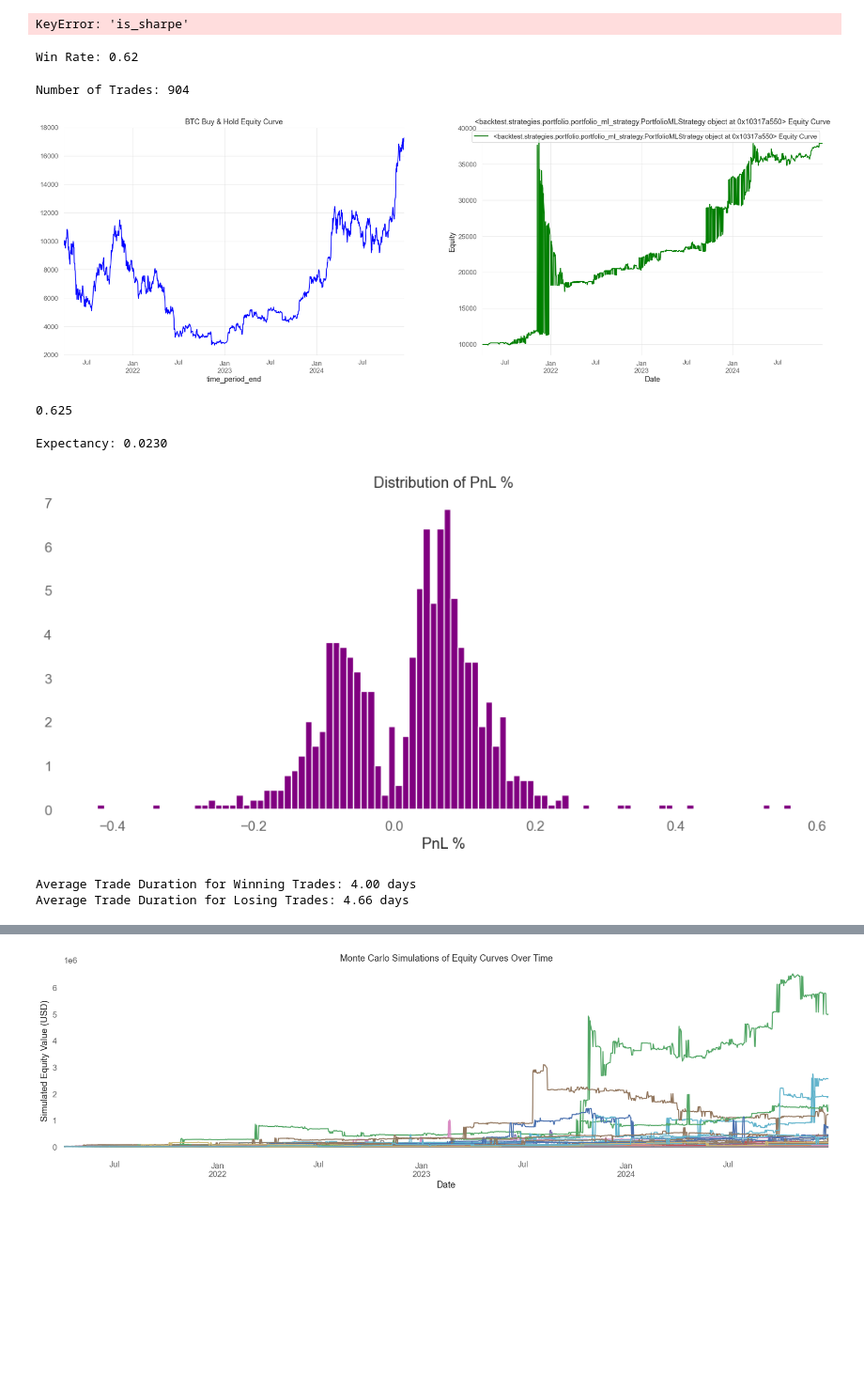
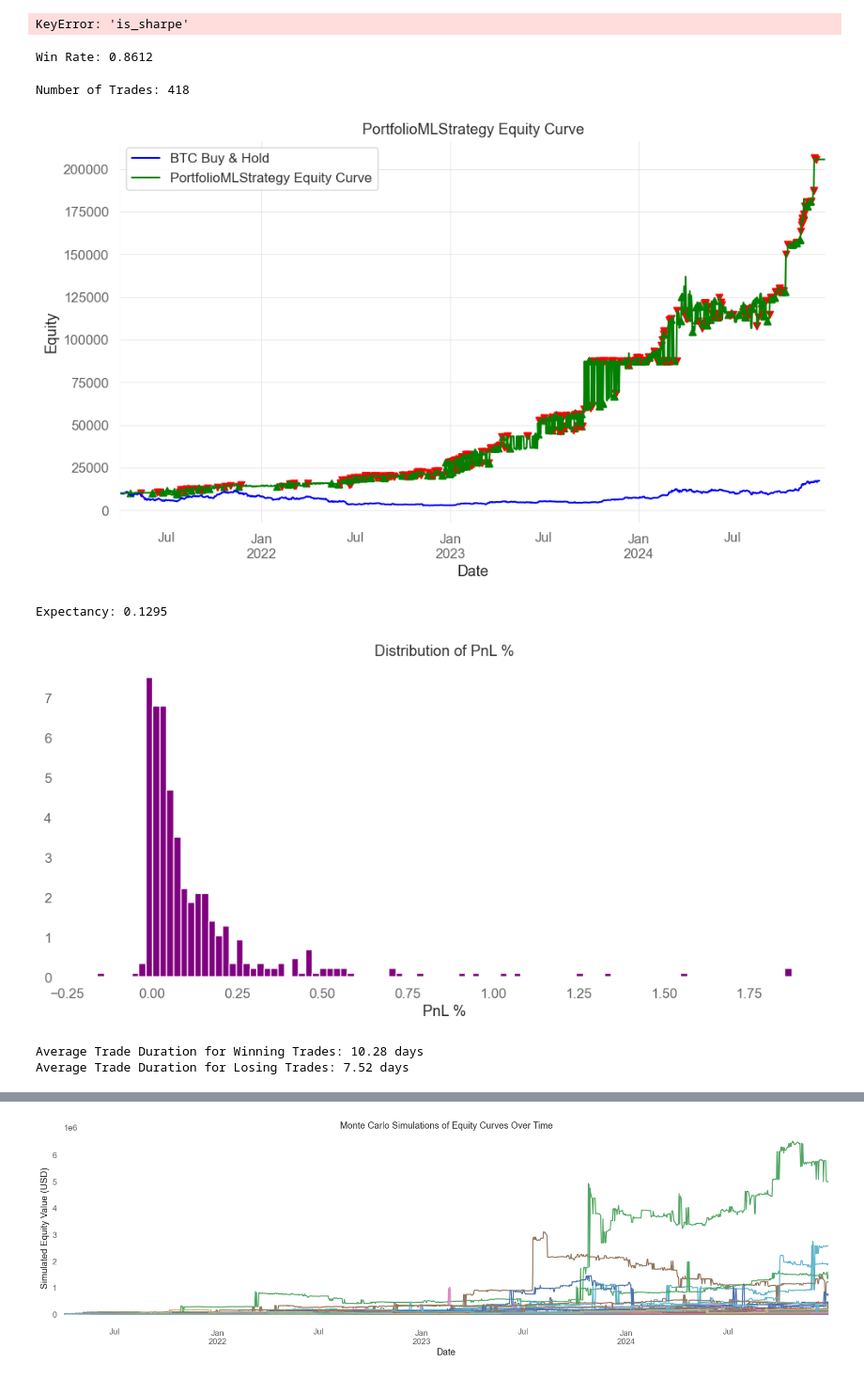
Before and after one commit to Algo-Trading-Project/trading-bot, a Jupyter notebook: notebooks/backtest_dashboard.ipynb, the cells around one changed output, grey strips where cells are left out. Shown at 94% size. Drawn from its saved outputs; the diff is of its cells as text; code cells hidden in the pictures; blank space fills up the shorter version.

```diff
--- a/notebooks/backtest_dashboard.ipynb
+++ b/notebooks/backtest_dashboard.ipynb
@@ -352,7 +359,7 @@ trades_data = QUERY(
     FROM backtest.backtest_trades
     WHERE
 --         symbol_id = '{symbol_id}' AND
-        strat = '{strat_2}'
+        strat = '{strat}'
     """
 )
 # %%
@@ -362,10 +369,10 @@ strategy_equity_curve = QUERY(
     FROM backtest.backtest_equity_curves
     WHERE
         symbol_id = '{symbol_id}' AND
-        strat = '{strat_2}'
+        strat = '{strat}'
     ORDER BY date
     """
-)
+).set_index('date')
 # %%
 # price_data = QUERY(
 #     f"""
@@ -390,2 +396,0 @@ monte_carlo_risk_metrics = calculate_monte_carlo_performance_metrics(monte_carlo
-# %%
-strategy_equity_curve = strategy_equity_curve.set_index('date')
@@ -407,61 +431,54 @@ KeyError: 'is_sharpe'
 # %%
 # Win Rate
 win_rate = (trades_data['pnl_pct'] > 0).mean()
-print(f'Win Rate: {win_rate:.2f}')
+print(f'Win Rate: {win_rate:.4f}')
 # %% [output]
-Win Rate: 0.62
+Win Rate: 0.8612
 # %%
 # Number of Trades
 n_trades = len(trades_data)
 print(f'Number of Trades: {n_trades}')
 # %% [output]
-Number of Trades: 904
+Number of Trades: 418
 # %%
-# Align index of btc and equity curve
+    # Align index of btc and equity curve
 btc = btc[btc.index.isin(strategy_equity_curve.index)]
-
 # Calculate buy and hold equity curve for BTC as a benchmark
 btc['equity'] = 10_000 * (1 + btc['close'].pct_change().fillna(0)).cumprod()
 
-fig, axs = plt.subplots(nrows = 1, ncols = 2, figsize = (20, 7))
-
 # Plot buy and hold equity curve for BTC
-btc['equity'].plot(ax = axs[0], label = 'BTC Buy & Hold', color = 'blue', grid = True, title = 'BTC Buy & Hold Equity Curve')
+btc['equity'].plot(label = 'BTC Buy & Hold', color = 'blue', grid = True, title = 'BTC Buy & Hold Equity Curve')
 plt.xlabel('Date')
 plt.ylabel('Equity')
 
 # Plot equity curve for a given strategy
-strategy_equity_curve['equity'].plot(ax = axs[1], label = f'{strat} Equity Curve', color = 'green', grid = True, title = f'{strat} Equity Curve')
+strategy_equity_curve['equity'].plot(label = f'{strat} Equity Curve', color = 'green', grid = True, title = f'{strat} Equity Curve')
 plt.xlabel('Date')
 plt.ylabel('Equity')
 plt.legend()
 
 plt.tight_layout();
 
-# for i in range(len(trades_data)):
-#     entry_date = trades_data.iloc[i]['entry_date']
-#     exit_date = trades_data.iloc[i]['exit_date']
+for i in range(len(trades_data)):
+        entry_date = trades_data.iloc[i]['entry_date']
+        exit_date = trades_data.iloc[i]['exit_date']
 
-#     try:
-#         entry_equity = seq.loc[entry_date, 'equity']
-#         exit_equity = seq.loc[exit_date, 'equity']
-#     except:
-#         continue
+        try:
+            entry_equity = strategy_equity_curve.loc[entry_date, 'equity']
+            exit_equity = strategy_equity_curve.loc[exit_date, 'equity']
+        except:
+            continue
 
-#     plt.scatter(entry_date, entry_equity, color = 'green', marker = '^')
-#     plt.scatter(exit_date, exit_equity, color = 'red', marker = 'v')
+        plt.scatter(entry_date, entry_equity, color = 'green', marker = '^')
+        plt.scatter(exit_date, exit_equity, color = 'red', marker = 'v')
 # %% [output]
-[figure, old version]
+[figure, new version]
-# %%
-win_rate
-# %% [output]
-0.625
 # %%
 # Expectancy (Average PnL %)
 expectancy = trades_data['pnl_pct'].mean()
 print(f'Expectancy: {expectancy:.4f}')
 # %% [output]
-Expectancy: 0.0230
+Expectancy: 0.1295
 # %%
 trades_data['pnl_pct'].hist(bins = 100, color = 'purple', figsize = (10, 5), density = True)
 plt.title('Distribution of PnL %')
@@ -469,7 +486,7 @@ plt.xlabel('PnL %')
 plt.grid()
 plt.tight_layout();
 # %% [output]
-[figure, old version]
+[figure, new version]
 # %%
 trades_data['trade_duration'] = (trades_data['exit_date'] - trades_data['entry_date']).dt.total_seconds() / (60 * 60 * 24)
 
@@ -482,5 +499,5 @@ avg_trade_duration_loss = trades_data[trades_data['pnl_pct'] < 0]['trade_duratio
 print(f'Average Trade Duration for Winning Trades: {avg_trade_duration_win:.2f} days')
 print(f'Average Trade Duration for Losing Trades: {avg_trade_duration_loss:.2f} days')
 # %% [output]
-Average Trade Duration for Winning Trades: 4.00 days
-Average Trade Duration for Losing Trades: 4.66 days
+Average Trade Duration for Winning Trades: 10.28 days
+Average Trade Duration for Losing Trades: 7.52 days
```
Also changed, not shown: parts of 13 cells of this notebook, 11 other files.
